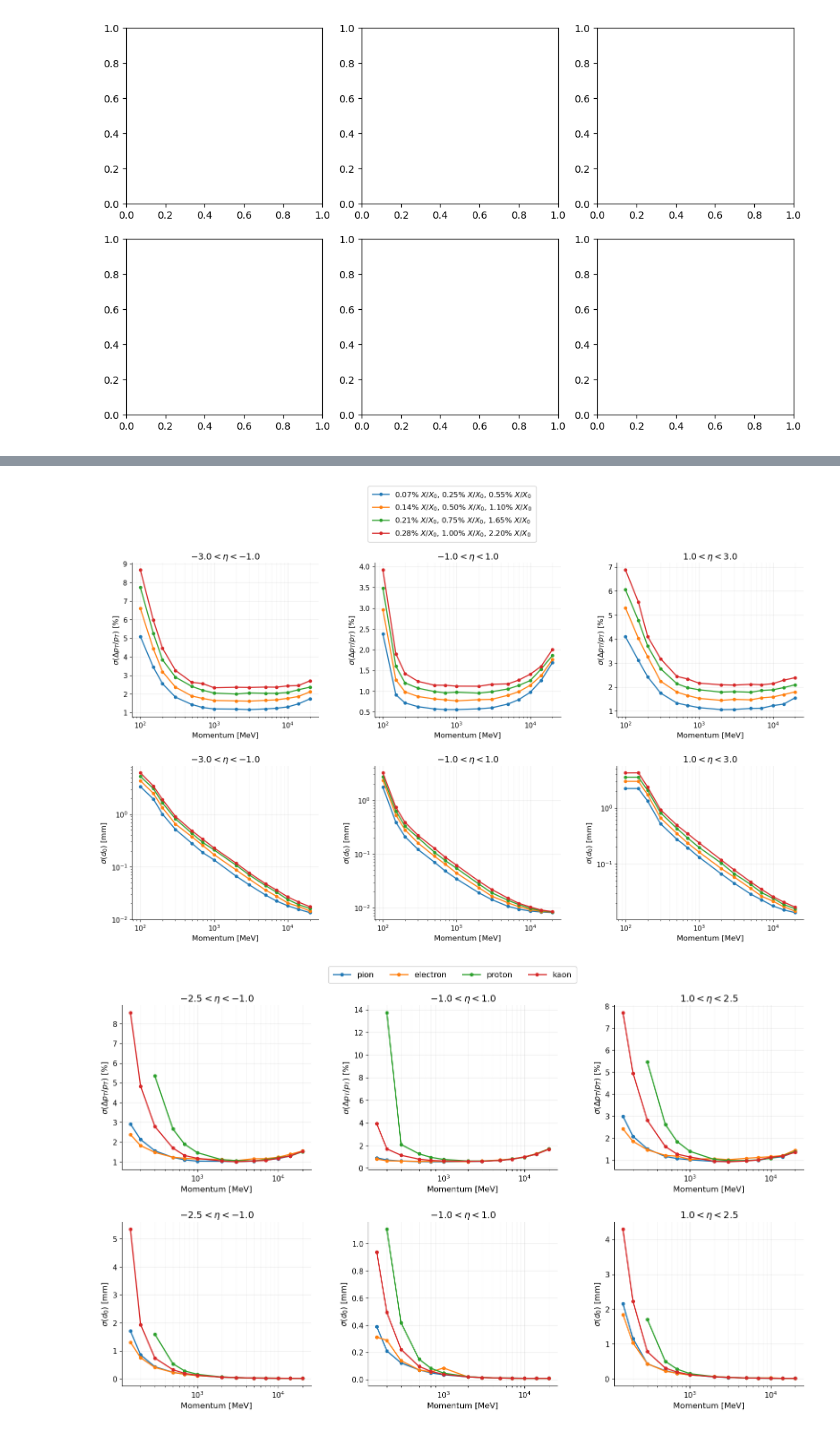
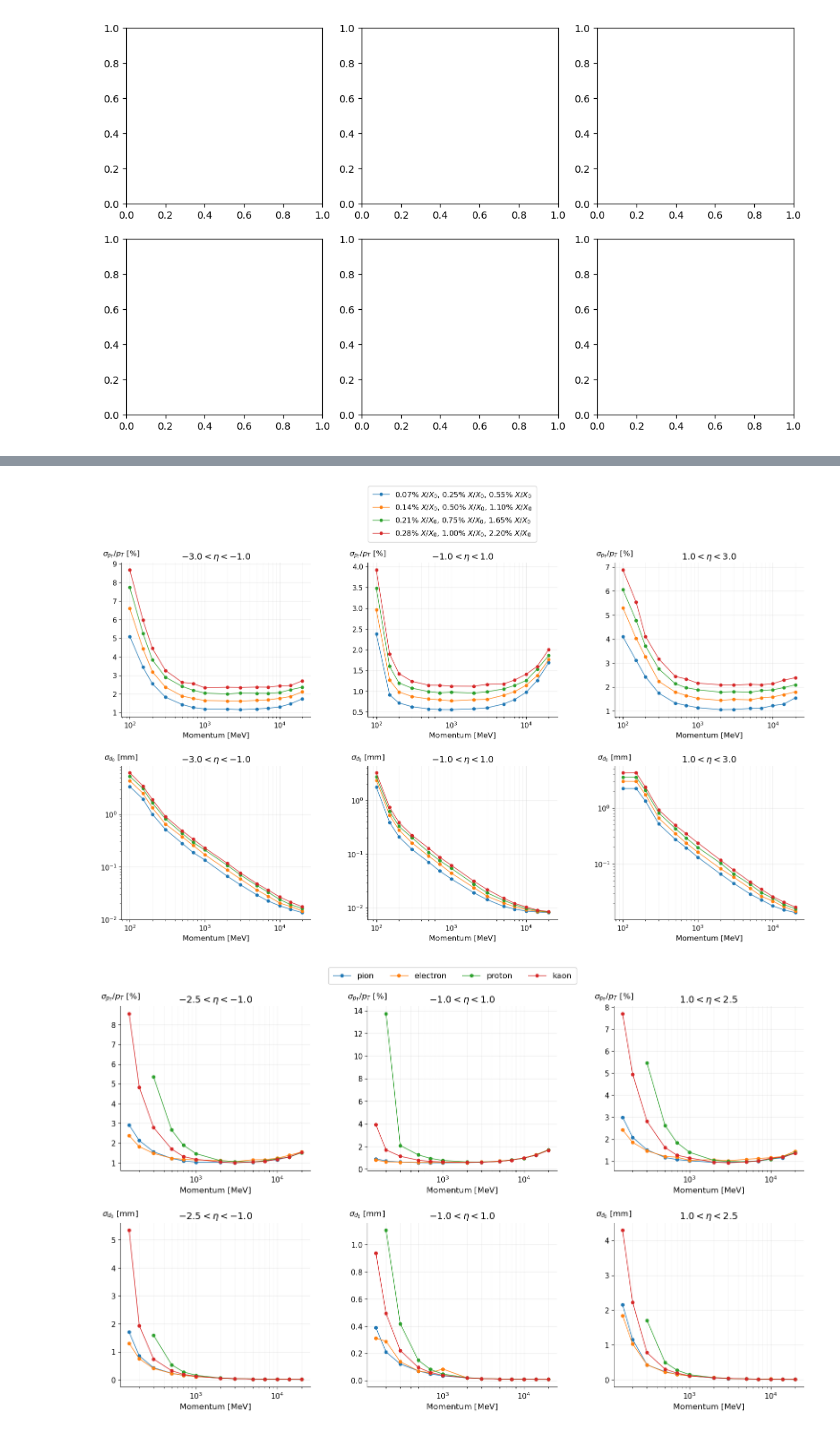
Before and after one commit to P4GAN/B8_Project, a Jupyter notebook: Analysis/tracking_performance.ipynb, the cells around one changed output, grey strips where cells are left out. Drawn from its saved outputs; the diff is of its cells as text; code cells hidden in the pictures.

```diff
--- a/Analysis/tracking_performance.ipynb
+++ b/Analysis/tracking_performance.ipynb
@@ -256,7 +261,7 @@ eta_bins = [
 ]
 
 for numHits in range(4, 8):
-    df = df_1_7[df_1_7["Number of Hits"] == numHits]
+    df = df_1_7[df_1_7["NumHits"] == numHits]
     for i, (eta_lo, eta_hi) in enumerate(eta_bins):
         df_eta = df[(df["Pseudorapidity"] >= eta_lo) &
                     (df["Pseudorapidity"] < eta_hi)]
@@ -309,7 +314,7 @@ plt.show()
 KeyError: 'Number of Hits'
 [figure]
 # %%
-fig, axes = plt.subplots(2, 3, figsize=(15, 10))
+fig, axes = plt.subplots(1, 3, figsize=(15, 5))
 
 eta_bins = [
     (-3.0, -1.0),
@@ -331,7 +336,6 @@ for B, df in dataframes.items():
 
         p_GeV = []
         sigma_delta_pT = []
-        sigma_delta_d0 = []
 
         for p in momentum_points:
             subset = df_eta[df_eta["True p"] == p]
@@ -341,20 +345,12 @@ for B, df in dataframes.items():
             pT_residual = (subset["Fit pT"] - true_pT) / true_pT
 
             sigma_delta_pT.append(100.0 * gaussian_sigma(pT_residual))
-            sigma_delta_d0.append(gaussian_sigma(subset["Fit d0"]))
 
         label = fr"{B} T"
 
-        axes[0, i].plot(momentum_points, sigma_delta_pT, marker="o", ms=4.5, lw=1.0, label=label)
-        axes[1, i].plot(momentum_points, sigma_delta_d0, marker="o", ms=4.5, lw=1.0, label=label)
-
-        axes[0, i].set_title(f"${eta_lo} < \eta < {eta_hi}$", fontsize=title_fs)
-        axes[1, i].set_title(f"${eta_lo} < \eta < {eta_hi}$", fontsize=title_fs)
-
-        axes[0, i].set_ylabel(r"$\sigma(\Delta p_T / p_T)$ [%]", fontsize=label_fs)
-        axes[1, i].set_ylabel(r"$\sigma(d_0)$ [mm]", fontsize=label_fs)
-
-        axes[1, i].set_yscale("log")
+        axes[i].plot(momentum_points, sigma_delta_pT, marker="o", ms=4.5, lw=1.0, label=label)
+        axes[i].set_title(f"${eta_lo} < \eta < {eta_hi}$", fontsize=title_fs)
+        axes[i].set_ylabel(r"$\sigma_{p_T} / p_T$ [%]", fontsize=label_fs, rotation=0, labelpad=20)
 
 for ax in axes.flat:
     ax.set_xlabel(r"Momentum [MeV]", fontsize=label_fs)
@@ -364,12 +360,13 @@ for ax in axes.flat:
     ax.spines["top"].set_visible(False)
     ax.spines["right"].set_visible(False)
     ax.tick_params(axis="both", labelsize=tick_fs)
+    ax.yaxis.set_label_coords(0.0, 1.02)
 
-handles, labels = axes[0, 0].get_legend_handles_labels()
+handles, labels = axes[0].get_legend_handles_labels()
 fig.legend(
     handles, labels,
     loc="upper center",
-    bbox_to_anchor=(0.5, 0.95),
+    bbox_to_anchor=(0.5, 1.0),
     ncol=4,
     frameon=True,
     fancybox=True,
@@ -435,8 +432,8 @@ for resolution, df in dataframes.items():
         axes[0, i].set_title(f"${eta_lo} < \eta < {eta_hi}$", fontsize=title_fs)
         axes[1, i].set_title(f"${eta_lo} < \eta < {eta_hi}$", fontsize=title_fs)
 
-        axes[0, i].set_ylabel(r"$\sigma(\Delta p_T / p_T)$ [%]", fontsize=label_fs)
-        axes[1, i].set_ylabel(r"$\sigma(d_0)$ [mm]", fontsize=label_fs)
+        axes[0, i].set_ylabel(r"$\sigma_{p_T} / p_T$ [%]", fontsize=label_fs, rotation=0, labelpad=20)
+        axes[1, i].set_ylabel(r"$\sigma_{d_0}$ [mm]", fontsize=label_fs, rotation=0, labelpad=20)
 
         axes[0, i].set_xscale("log")
         axes[1, i].set_xscale("log")
@@ -450,6 +447,7 @@ for ax in axes.flat:
     ax.spines["top"].set_visible(False)
     ax.spines["right"].set_visible(False)
     ax.tick_params(axis="both", labelsize=tick_fs)
+    ax.yaxis.set_label_coords(0.0, 1.02)
 
 handles, labels = axes[0, 0].get_legend_handles_labels()
 fig.legend(
@@ -527,8 +525,8 @@ for width, df in dataframes.items():
         axes[0, i].set_title(f"${eta_lo} < \eta < {eta_hi}$", fontsize=title_fs)
         axes[1, i].set_title(f"${eta_lo} < \eta < {eta_hi}$", fontsize=title_fs)
 
-        axes[0, i].set_ylabel(r"$\sigma(\Delta p_T / p_T)$ [%]", fontsize=label_fs)
-        axes[1, i].set_ylabel(r"$\sigma(d_0)$ [mm]", fontsize=label_fs)
+        axes[0, i].set_ylabel(r"$\sigma_{p_T} / p_T$ [%]", fontsize=label_fs, rotation=0, labelpad=20)
+        axes[1, i].set_ylabel(r"$\sigma_{d_0}$ [mm]", fontsize=label_fs, rotation=0, labelpad=20)
 
         axes[0, i].set_xscale("log")
         axes[1, i].set_xscale("log")
@@ -542,6 +540,7 @@ for ax in axes.flat:
     ax.spines["top"].set_visible(False)
     ax.spines["right"].set_visible(False)
     ax.tick_params(axis="both", labelsize=tick_fs)
+    ax.yaxis.set_label_coords(0.0, 1.02)
 
 handles, labels = axes[0, 0].get_legend_handles_labels()
 fig.legend(
@@ -564,7 +563,7 @@ fig.subplots_adjust(hspace=0.32)
 fig.subplots_adjust(wspace=0.3)
 plt.show()
 # %% [output]
-[figure, old version]
+[figure, new version]
 # %%
 df_pion = pd.read_csv("output/default.csv")
 df_proton = pd.read_csv("output/gun_protons.csv")
@@ -613,8 +612,8 @@ for particle, df in dataframes.items():
         axes[0, i].set_title(f"${eta_lo} < \eta < {eta_hi}$", fontsize=title_fs)
         axes[1, i].set_title(f"${eta_lo} < \eta < {eta_hi}$", fontsize=title_fs)
 
-        axes[0, i].set_ylabel(r"$\sigma(\Delta p_T / p_T)$ [%]", fontsize=label_fs)
-        axes[1, i].set_ylabel(r"$\sigma(d_0)$ [mm]", fontsize=label_fs)
+        axes[0, i].set_ylabel(r"$\sigma_{p_T} / p_T$ [%]", fontsize=label_fs, rotation=0, labelpad=20)
+        axes[1, i].set_ylabel(r"$\sigma_{d_0}$ [mm]", fontsize=label_fs, rotation=0, labelpad=20)
 
         axes[0, i].set_xscale("log")
         axes[1, i].set_xscale("log")
@@ -622,31 +621,32 @@ for particle, df in dataframes.items():
 
 for ax in axes.flat:
     ax.set_xlabel(r"Momentum [MeV]", fontsize=label_fs)
     ax.grid(True, which="major", alpha=0.25)
     ax.grid(True, which="minor", axis="x", alpha=0.10)
     ax.spines["top"].set_visible(False)
     ax.spines["right"].set_visible(False)
     ax.tick_params(axis="both", labelsize=tick_fs)
+    ax.yaxis.set_label_coords(0.0, 1.02)
 
 handles, labels = axes[0, 0].get_legend_handles_labels()
 fig.legend(
     handles, labels,
     loc="upper center",
     bbox_to_anchor=(0.5, 0.95),
     ncol=4,
     frameon=True,
     fancybox=True,
     framealpha=1.0,
     edgecolor="0.8",
     fontsize=legend_fs,
     borderpad=0.6,
     labelspacing=0.6,
     handlelength=2.2,
 )
 
 plt.tight_layout(rect=(0, 0, 1, 0.90))
 fig.subplots_adjust(hspace=0.32)
 fig.subplots_adjust(wspace=0.3)
 plt.show()
 # %% [output]
-[figure, old version]
+[figure, new version]
```
Also changed, not shown: parts of 6 cells of this notebook, 22 other files.
